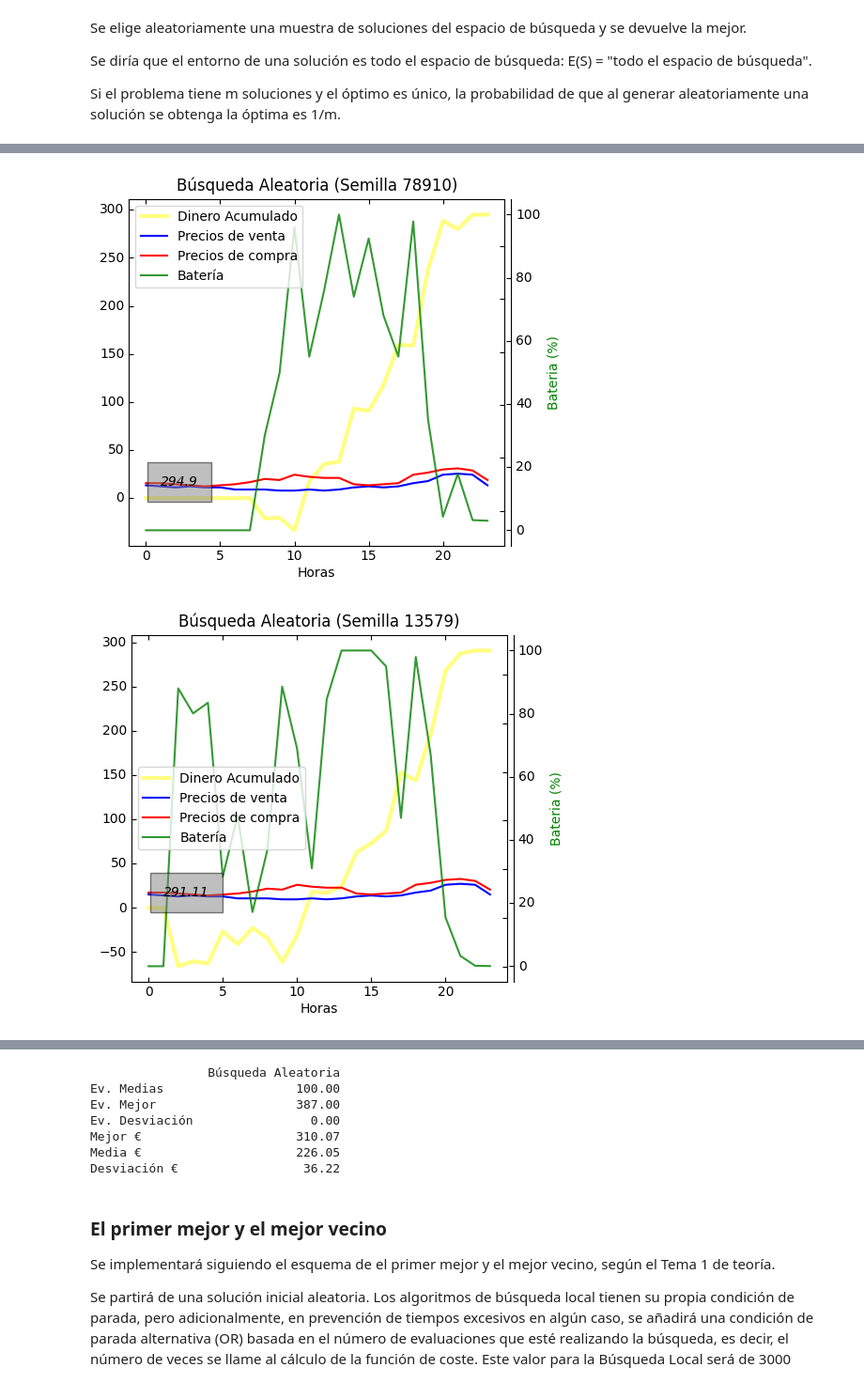
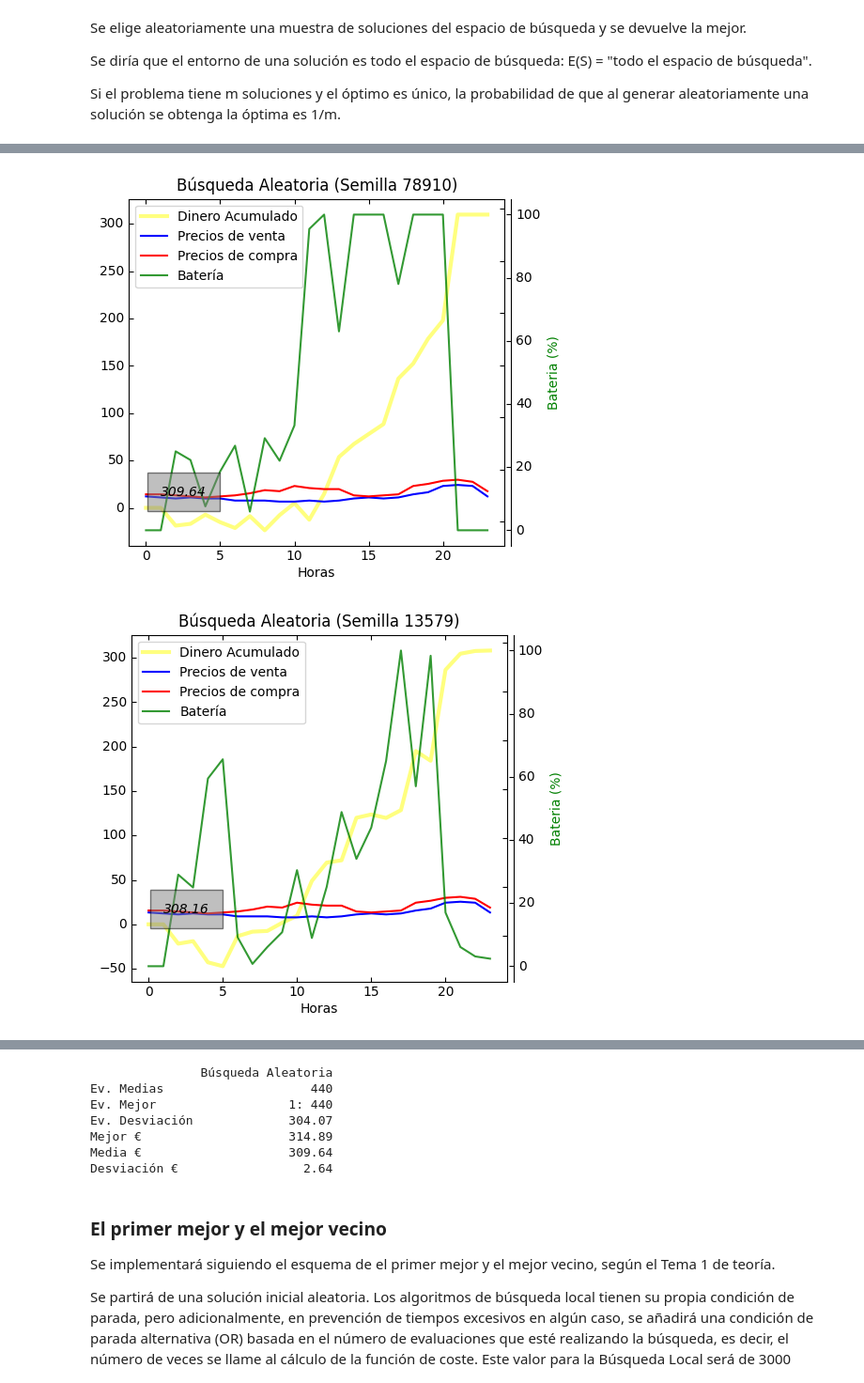
Before and after one commit to GrunCrow/Optimization_Solar_Plant, a Jupyter notebook: 1_Environments_and_Trajectories/notebook.ipynb, the cells around one changed output, grey strips where cells are left out. Shown at 94% size. Saved outputs shown, nothing was run; the diff lists cells and outputs as text; code cells hidden in the pictures.

```diff
--- a/1_Environments_and_Trajectories/notebook.ipynb
+++ b/1_Environments_and_Trajectories/notebook.ipynb
@@ -653,7 +687,7 @@ def busqueda_aleatoria(iteraciones = 100):
 
     return solucion, contador_evaluaciones, totales_dinero
 # %%
-iteraciones = 100
+iteraciones = 1000
 
 algorithm_name = busqueda_aleatoria_name
 
@@ -667,3 +701,3 @@ Data.append(busqueda_aleatoria_data)
-[figure, old version]
+[figure, new version]
-[figure, old version]
+[figure, new version]
 [figure]
@@ -671,10 +705,10 @@ Data.append(busqueda_aleatoria_data)
-                Búsqueda Aleatoria
-Ev. Medias                  100.00
-Ev. Mejor                   387.00
-Ev. Desviación                0.00
-Mejor €                     310.07
-Media €                     226.05
-Desviación €                 36.22
+               Búsqueda Aleatoria
+Ev. Medias                    440
+Ev. Mejor                  1: 440
+Ev. Desviación             304.07
+Mejor €                    314.89
+Media €                    309.64
+Desviación €                 2.64
 # %% [markdown]
 ### El primer mejor y el mejor vecino
 
```
Also changed, not shown: parts of 12 cells of this notebook, 4 other files.
